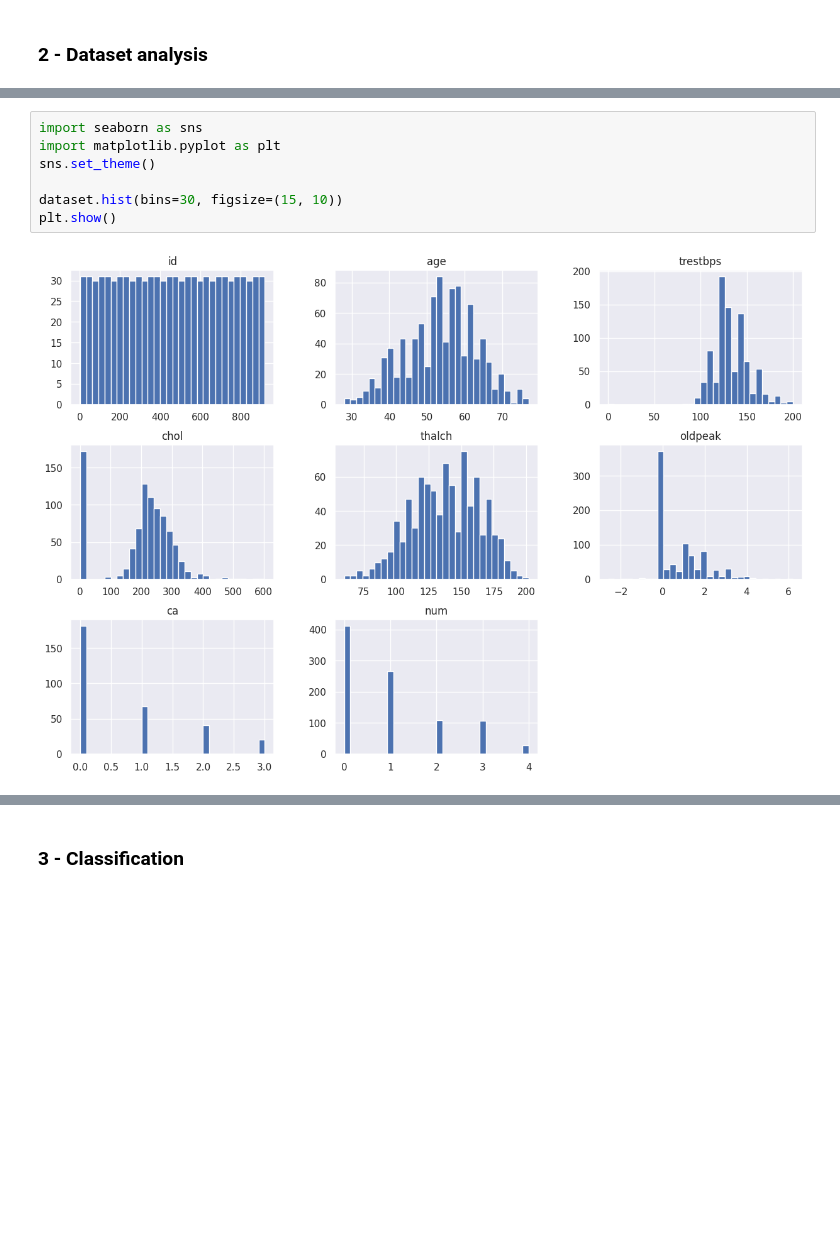
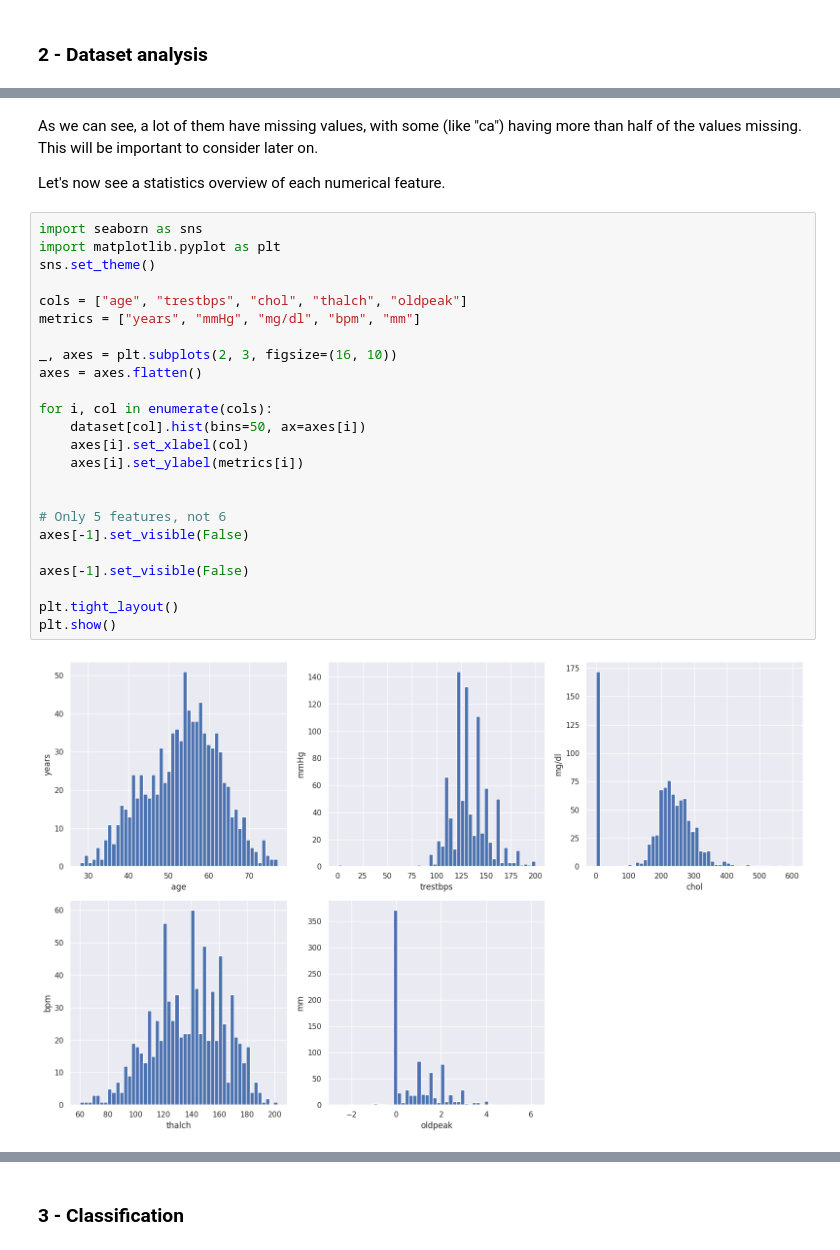
Before and after one commit to baptiste314/FTML_PROJET, a Jupyter notebook: Exercice 6/Exercice 6.ipynb, the cells around one changed output, grey strips where cells are left out. Saved outputs shown, nothing was run; the diff lists cells and outputs as text; blank space fills up the shorter version.

```diff
--- a/Exercice 6/Exercice 6.ipynb
+++ b/Exercice 6/Exercice 6.ipynb
@@ -81,9 +59,30 @@ dataset.describe(include='all')
+# %% [markdown]
+As we can see, a lot of them have missing values, with some (like "ca") having more than half of the values missing. This will be important to consider later on.
+
+Let's now see a statistics overview of each numerical feature.
 # %%
 import seaborn as sns
 import matplotlib.pyplot as plt
 sns.set_theme()
 
-dataset.hist(bins=30, figsize=(15, 10))
+cols = ["age", "trestbps", "chol", "thalch", "oldpeak"]
+metrics = ["years", "mmHg", "mg/dl", "bpm", "mm"]
+
+_, axes = plt.subplots(2, 3, figsize=(16, 10))
+axes = axes.flatten()
+
+for i, col in enumerate(cols):
+    dataset[col].hist(bins=50, ax=axes[i])
+    axes[i].set_xlabel(col)
+    axes[i].set_ylabel(metrics[i])
+
+
+# Only 5 features, not 6
+axes[-1].set_visible(False)
+
+axes[-1].set_visible(False)
+
+plt.tight_layout()
 plt.show()
 # %% [output]
-[figure, old version]
+[figure, new version]
```
Also changed, not shown: parts of 14 cells of this notebook.
